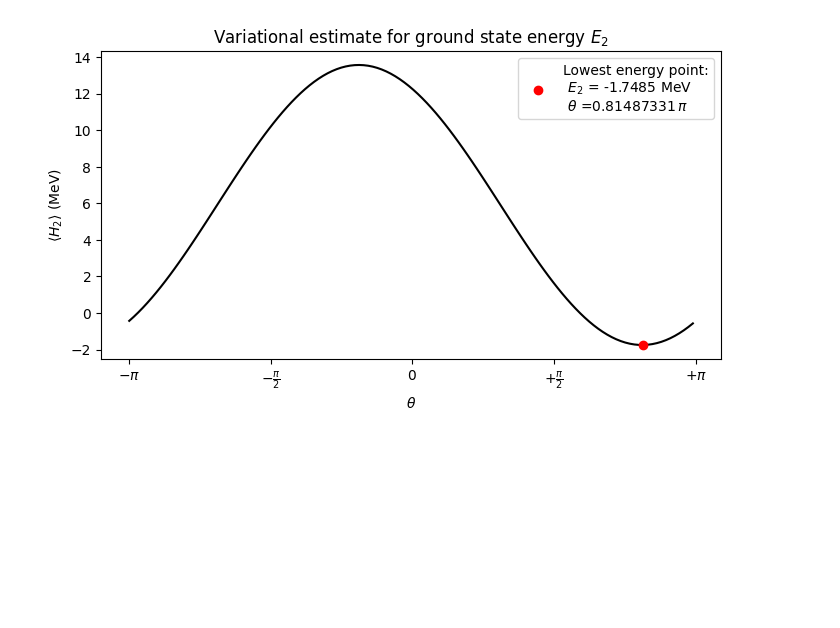
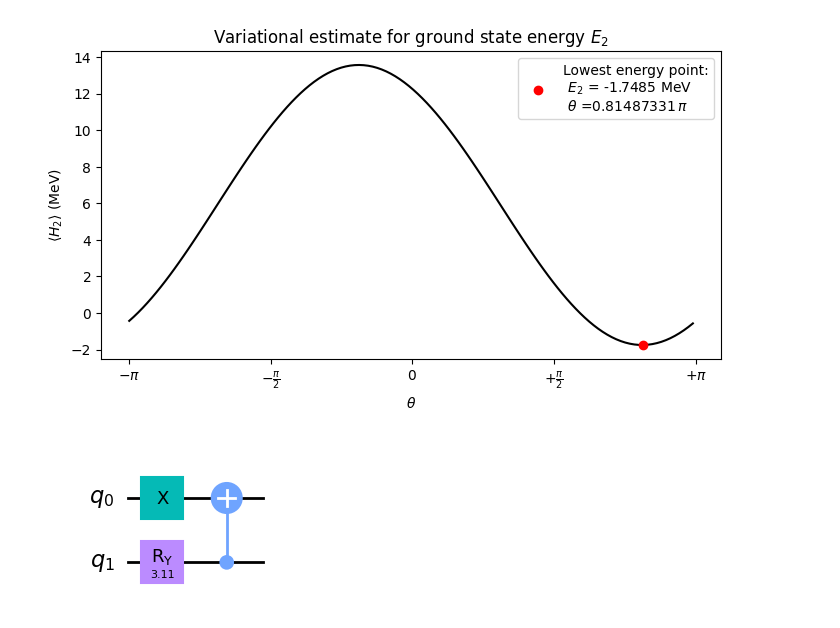
Before and after one commit to diegoscantam/2qubits, a Jupyter notebook: deuteron.ipynb, the cells around one changed output. Drawn from its saved outputs; the diff is of its cells as text; code cells hidden in the pictures; blank space fills up the shorter version.

```diff
--- a/deuteron.ipynb
+++ b/deuteron.ipynb
@@ -136,3 +133,8 @@ Lowest trial energy for N=1:  -0.4366 MeV
 Lowest trial energy for N=2:  -1.7485 MeV
 Lowest trial energy for N=3:  -2.0444 MeV
 [figure]
+# %%
+# Draw the circuit for N=2
+circuit2.draw('mpl')
+# %% [output]
+[figure, added]
```
Also changed, not shown: parts of 3 cells of this notebook, 1 other file.
